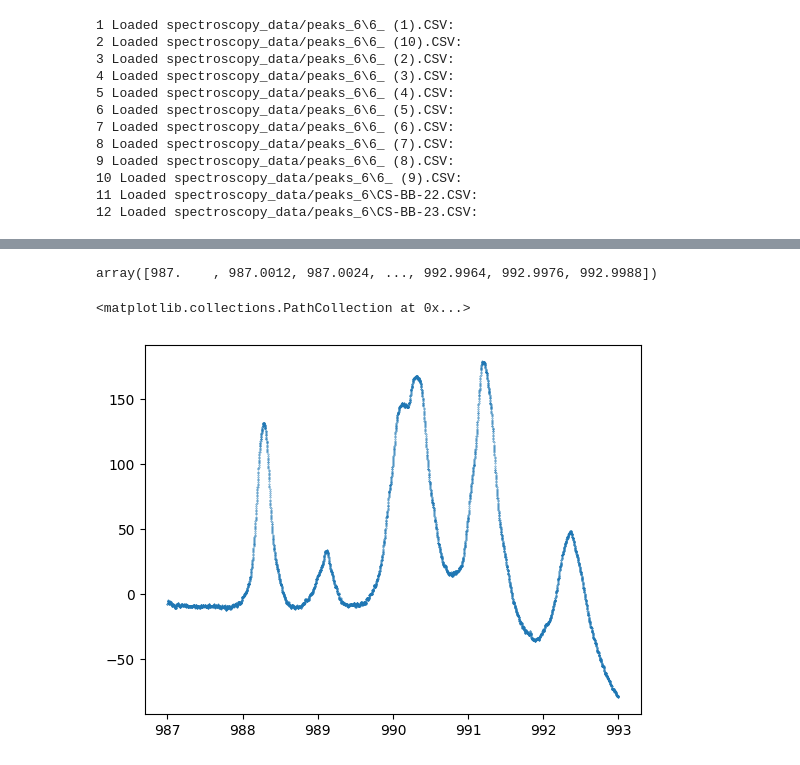
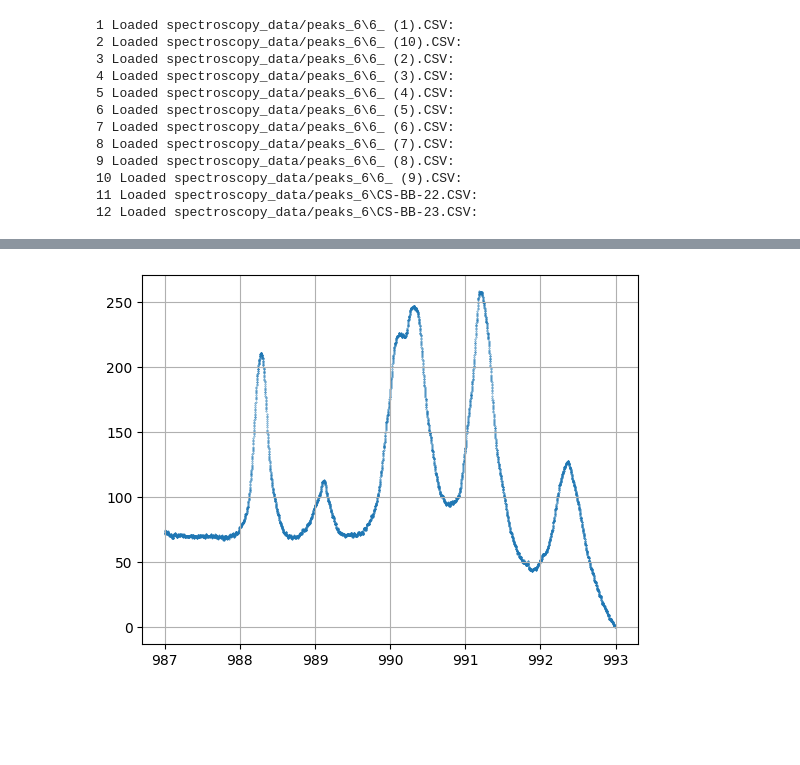
Before and after one commit to pi63on/qo_labs, a Jupyter notebook: hyperfine_eval_general.ipynb, the cells around one changed output, grey strips where cells are left out. Drawn from its saved outputs; the diff is of its cells as text; code cells hidden in the pictures; blank space fills up the shorter version.

```diff
--- a/hyperfine_eval_general.ipynb
+++ b/hyperfine_eval_general.ipynb
@@ -68,13 +46,11 @@ y = sp.subtract_bkg(bkg, y, x, plot_orientacne=True, left = left, right = right)
 # %%
 x,y = sp.cut_data(x=x,y=y,left=987, right=993)
-x
+y += abs(min(y))
-# %% [output]
-array([987.    , 987.0012, 987.0024, ..., 992.9964, 992.9976, 992.9988])
 # %%
 plt.scatter(x,y,s=0.1)
+plt.grid(which='both')
 # %% [output]
-<matplotlib.collections.PathCollection at 0x...>
-[figure, old version]
+[figure, new version]
 # %%
 centers = [
     988.4,
```
Also changed, not shown: parts of 22 cells of this notebook, 44 other files.
